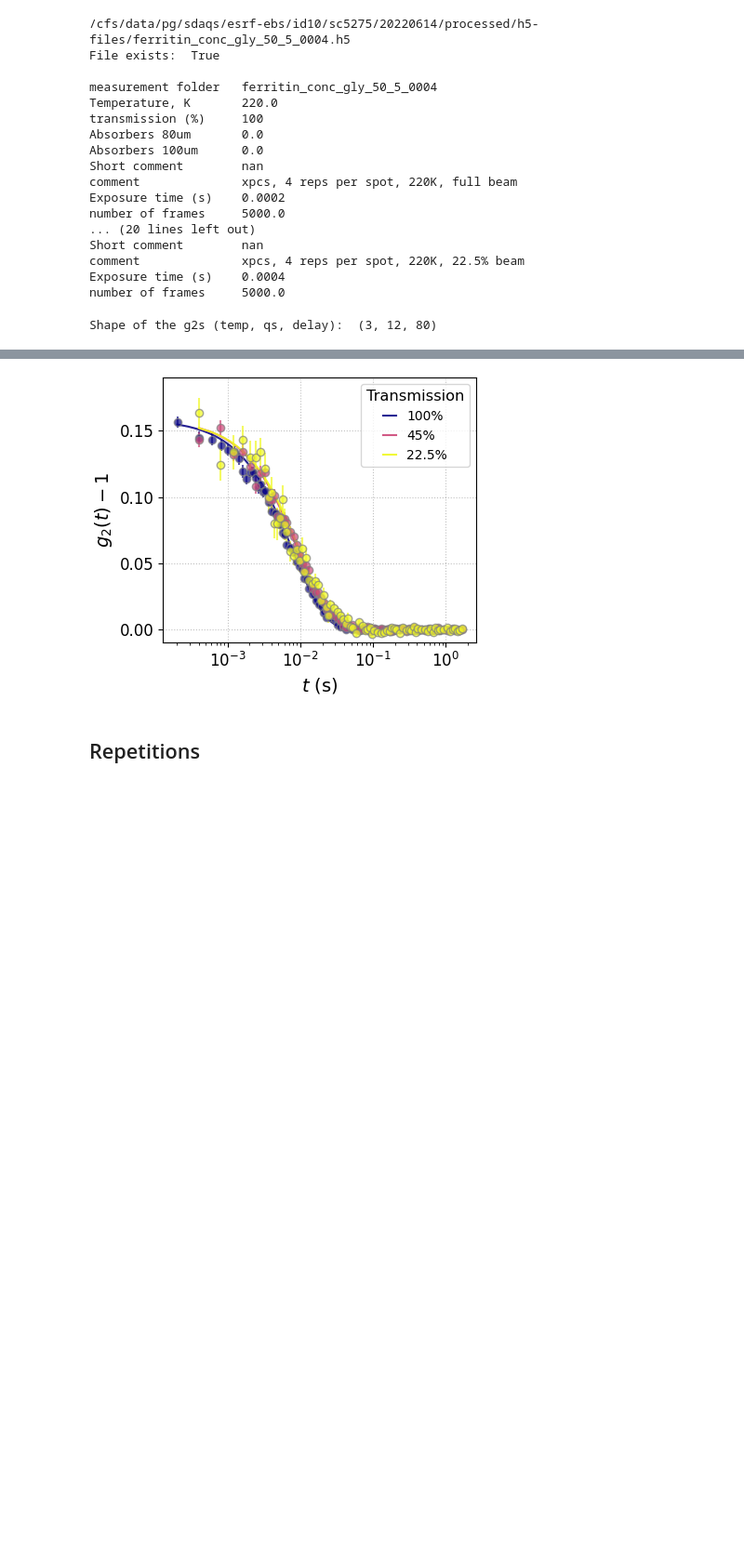
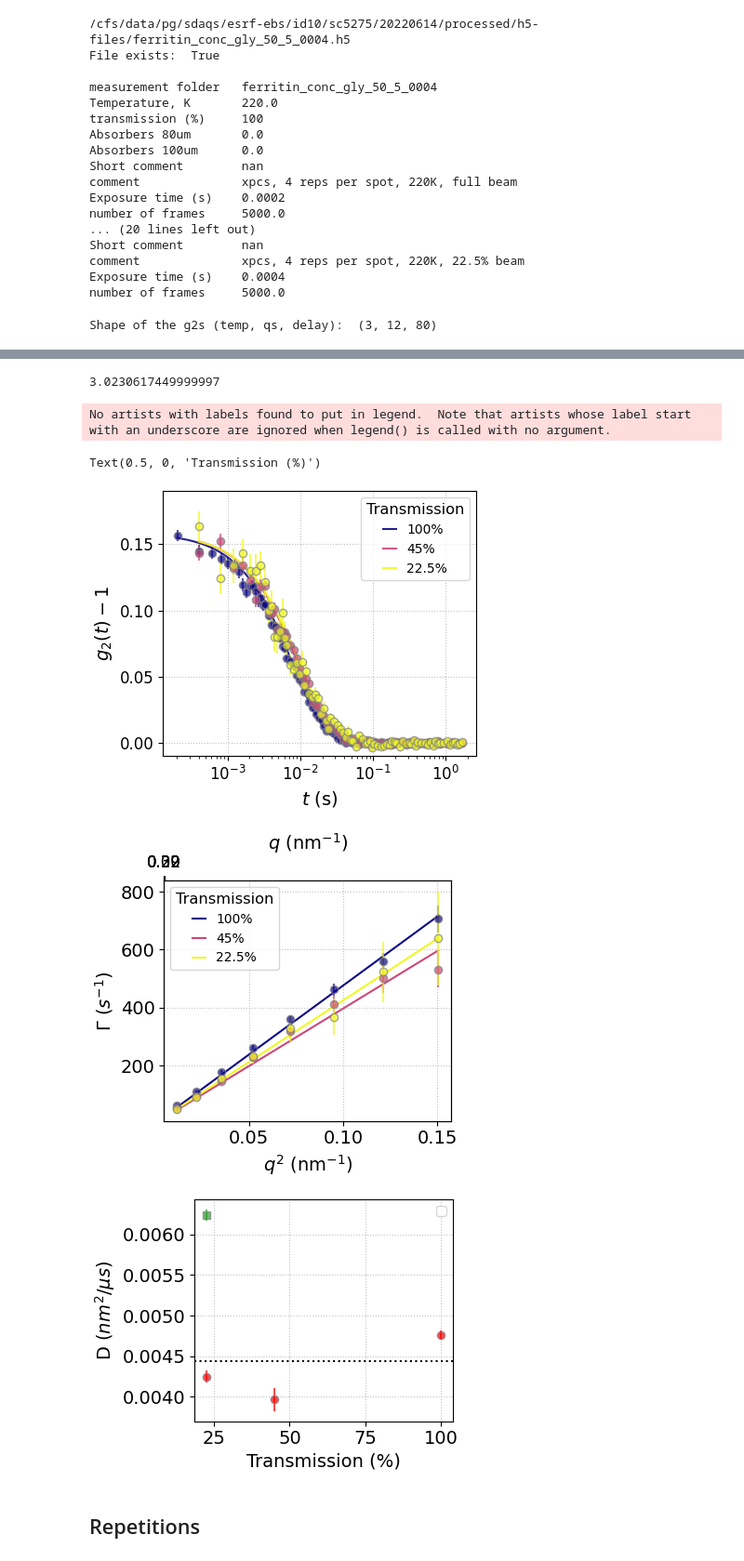
Before and after one commit to maddalenabin/id10-ferritin-2022, a Jupyter notebook: 01-notebooks/09-plots-for-paper.ipynb, the cells around one changed output, grey strips where cells are left out. Shown at 93% size. Saved outputs shown, nothing was run; the diff lists cells and outputs as text; code cells hidden in the pictures; blank space fills up the shorter version.

```diff
--- a/01-notebooks/09-plots-for-paper.ipynb
+++ b/01-notebooks/09-plots-for-paper.ipynb
@@ -1514,35 +1542,91 @@ Shape of the g2s (temp, qs, delay):  (3, 12, 80)
+# %%
+eta[T[-1]] - (eta[T[-1]] + eta[T[-1]+10]) / 4
+# %% [output]
+3.0230617449999997
 # %%
 f, a1 = plt.subplots(1,1, figsize=(4.2,3.5), constrained_layout=True)
+f2, a2 = plt.subplots(1,1, figsize=(4,3.8), constrained_layout=True)
+f3, a3 = plt.subplots(1,1, figsize=(4,3), constrained_layout=True)
 
 col = plt.cm.plasma(np.linspace(0,1,len(datasetnumbers)))
 qv_sel = 2
 tol = 1e-3
 
 qv_min, qv_max, qstep = 2, len(qv)-2, 1
 Tr_l = [100,45,22.5]
+Ds, dDs = [], []
 
 for i in range(len(datasetnumbers)):
+    taus, dtaus = [], []
 
     for q in range(qv_min, qv_max, qstep):
         base = np.average(g2s[i,q,-15:])
         popt,xc,curve,perr = fit(exponential, delays[i,:], g2s[i,q,:]-base, sigma=dg2s[i,q,:], p0=[beta_vs_q[i],5e-2], bounds=[(beta_vs_q[i]-tol,0),(beta_vs_q[i]+tol,np.infty)])
+        taus.append(popt[1])
+        dtaus.append(perr[1])
 
         if q==qv_sel:
             a1.errorbar(delays[i,:], g2s[i,q,:]-base, dg2s[i,q,:], c=col[i],ls='', marker='o', ms=6, mec='gray', alpha=0.7)
             a1.plot(xc, curve, c=col[i], ls='-', alpha=0.9, label=f'{Tr_l[i]}%')
+
+    qs = qv[qv_min:qv_max:qstep]
+    taus, dtaus = np.asarray(taus), np.asarray(dtaus)
+    cond = (taus>dtaus) & (dtaus!=0)
+    popt,xc,curve,perr = fit(linear, qs[cond]**2, 1/taus[cond], p0=[5e4])#, sigma=dtaus[cond]/(taus[cond]**2))#,bounds=[(1e4), (1e5)] )#s)
+    # popt,xc,curve,perr = fit(linear, qs[cond]**2, 1/taus[cond], p0=[5e4], sigma=dtaus[cond]/(taus[cond]**2))#,bounds=[(1e4), (1e5)] )#s)
+    # print("\t", f'{Tr[i]}% ', popt[0], perr[0])
+
+    a2.errorbar(qs[cond]**2, 1/taus[cond], dtaus[cond]/(taus[cond]**2), c=col[i], ls='', marker='o', alpha=0.7, mec='gray')
+    a2.plot(xc, curve, c=col[i],  label=f'{Tr_l[i]}%')
+
+    Ds.append(popt[0]*1e-6)
+    dDs.append(perr[0]*1e-6)
+
+a3.errorbar(Tr_l, Ds, dDs, c='r', ls='', marker='o', alpha=0.7, mec='gray')
+
+dT = 2.5
+corr_T = (T[-1]+dT) / T[-1]
+corr_eta = eta[T[-1]] / ( eta[T[-1]] - (eta[T[-1]] + eta[T[-1]+10]) / 4 )
+a3.errorbar(Tr_l[-1], Ds[-1] * corr_T * corr_eta , dDs[-1], c='C2', ls='', marker='s', alpha=0.7, mec='gray')
+a3.axhline(y = np.average(Ds, weights=1/np.array(dDs)), c='k', ls=':')
+
 
 a1.legend(title='Transmission', fontsize=10, bbox_to_anchor=[1,1], handlelength=1)
 a1.set_xscale('log')
 a1.set_xlabel(r'$t$ (s)')
 a1.set_ylabel(r'$g_2(t)-1$')
 a1.set_yticks(np.arange(0,0.16,0.05))
 a1.set_ylim(-0.01,0.19)
 a1.tick_params(axis='both', which='minor')#, bottom=False)
 a1.tick_params(axis='both', which='major', labelsize=12)
 a1.tick_params(axis='both', which='minor', labelsize=10)
+
+a2.legend(title='Transmission', fontsize=10, handlelength=1) # bbox_to_anchor=[1,1]
+a2.set_xlabel(r'$q^2$ (nm$^{-1}$)')
+a2.set_ylabel(r'$\Gamma$ ($s^{-1}$)')
+
+# top axis
+ax2 = a2.twiny()
+ax2.set_xlim(a3.get_xlim())
+ax2.set_xticks(np.arange(0,0.16,0.05))
+ax2.set_xticklabels([f"{x:.2f}" for x in np.sqrt(np.arange(0,0.16,0.05))])
+ax2.set_xlabel('$q$ (nm$^{-1}$)')
+ax2.grid(False)
+ax2.tick_params(axis='both', which='major', labelsize=12)
+ax2.tick_params(axis='both', which='minor', labelsize=10)
+# a2.set_ylim(0,7e3)
+
+a3.set_ylabel(r'D (${nm}^{{2}}$/${\mu s}$)')
+a3.legend(fontsize=10)
+a3.set_xlabel(r'Transmission (%)')
+
 # a1.text(0.02, 0.92, 'a', fontweight='bold', transform=a1.transAxes)
 # a1.text(0.7, 0.4, 'T=220 K', fontsize=12, transform=a1.transAxes)
 
 # plt.savefig('../06-figs/g2s_fluxes.png', dpi=300)
 # %% [output]
+No artists with labels found to put in legend.  Note that artists whose label start with an underscore are ignored when legend() is called with no argument.
+Text(0.5, 0, 'Transmission (%)')
 [figure]
+[figure, added]
+[figure, added]
```
Also changed, not shown: parts of 6 cells of this notebook, 1 other file.
